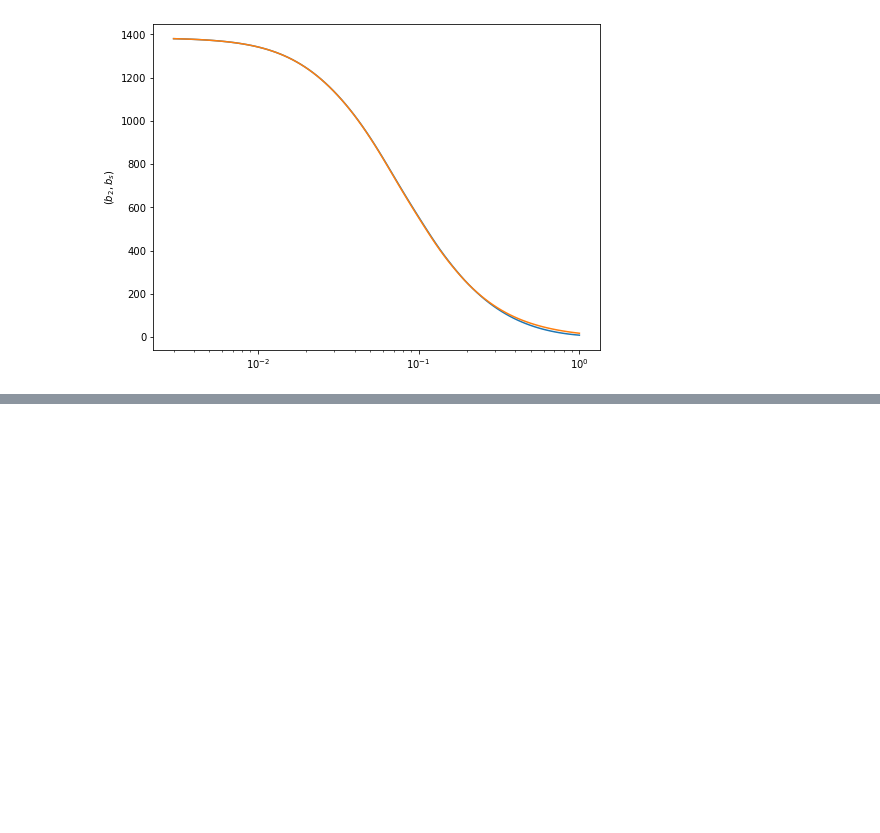
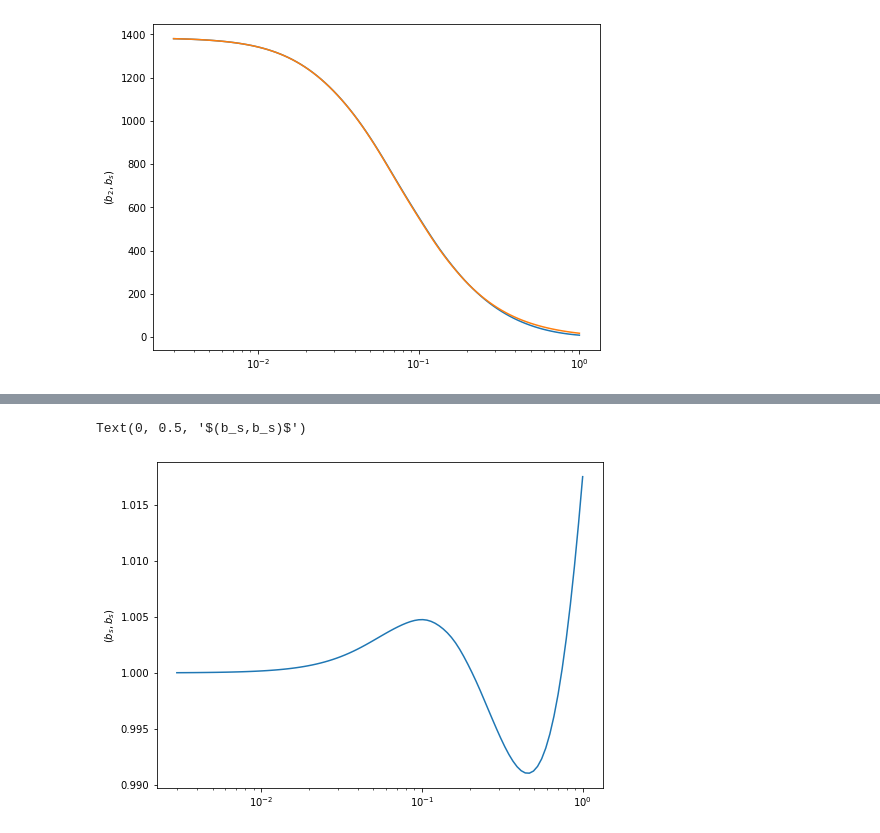
Before and after one commit to sfschen/ZeNBu, a Jupyter notebook: Example.ipynb, the cells around one changed output, grey strips where cells are left out. Cells and saved outputs as stored; diff of their text form; code cells hidden in the pictures; blank space fills up the shorter version.

```diff
--- a/Example.ipynb
+++ b/Example.ipynb
@@ -118,0 +119,10 @@ Text(0, 0.5, '$(b_s,b_s)$')
+# %%
+plt.figure(figsize=(8,6))
+
+
+plt.semilogx(kv, (spectra[r'$(b_s,b_s)$'])/(cleft_spectra[r'$(b_s,b_s)$']))
+
+plt.ylabel(r'$(b_s,b_s)$')
+# %% [output]
+Text(0, 0.5, '$(b_s,b_s)$')
+[figure, added]
```
Also changed, not shown: parts of 3 cells of this notebook, 1 other file.
